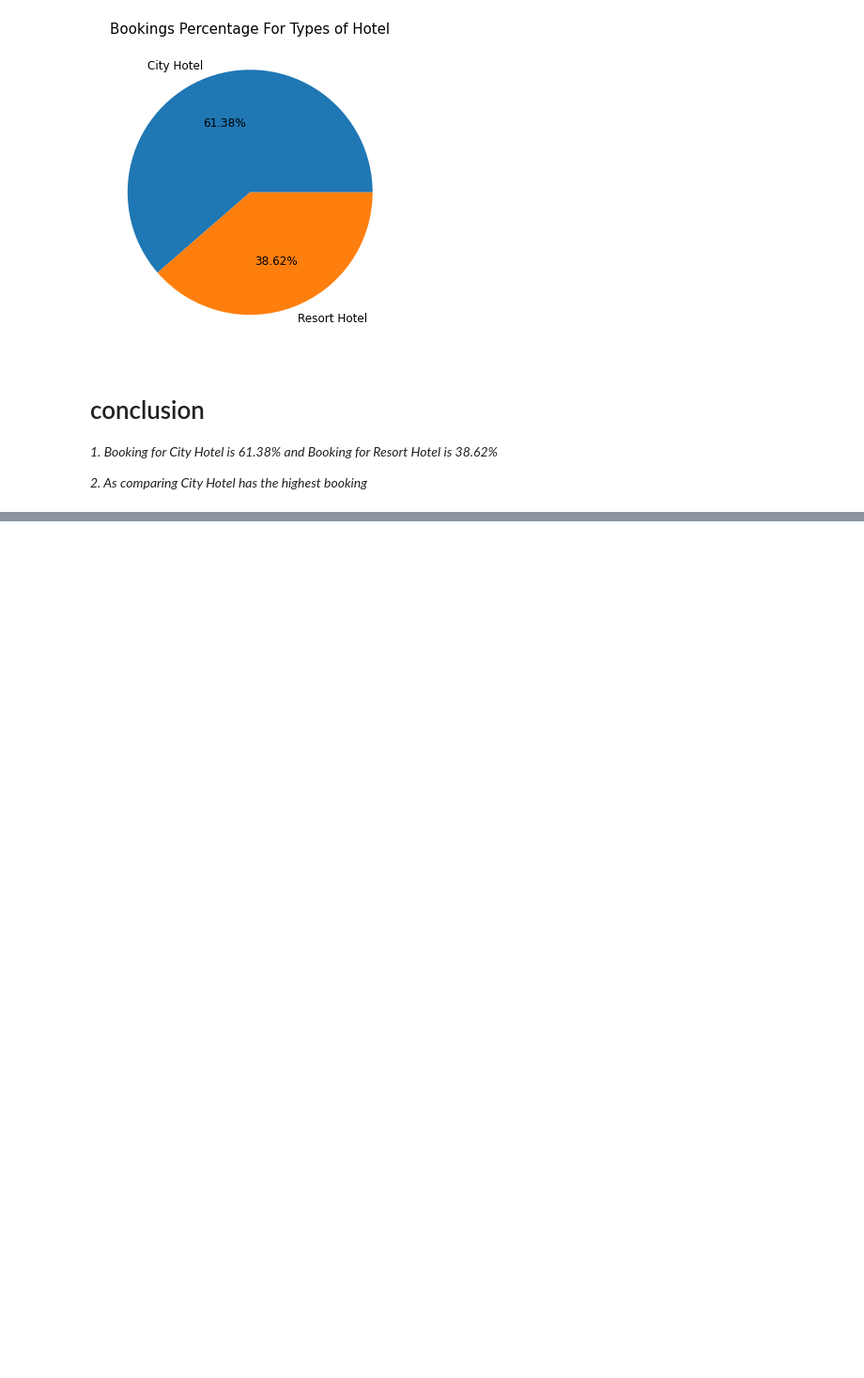
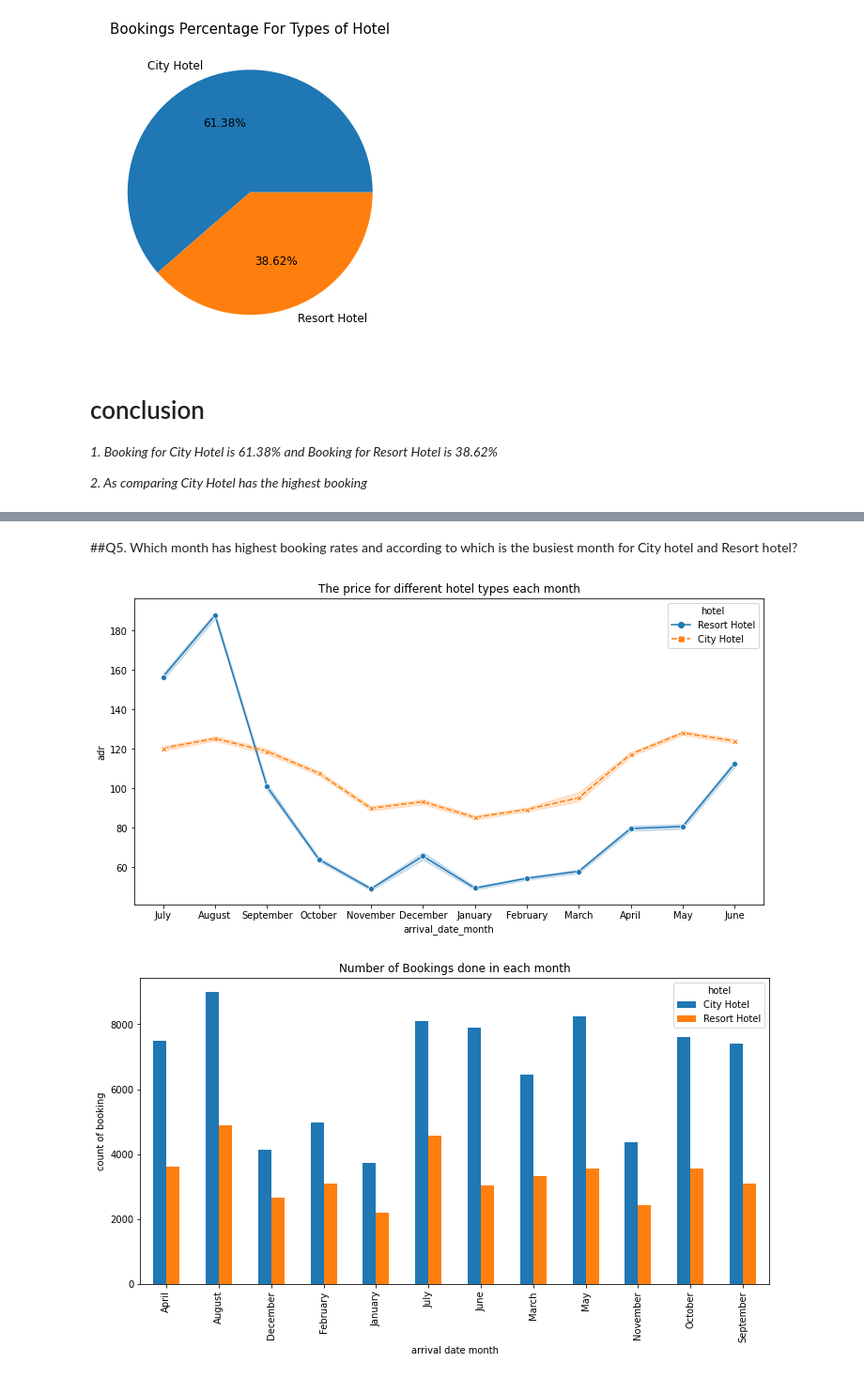
Before and after one commit to Malikarbaaz/Malik-Hotel-booking-EDA-, a Jupyter notebook: Malik_Arbaaz_Hotel_Booking_Analysis_Capstone_Project.ipynb, the cells around one changed output, grey strips where cells are left out. Shown: that part at 94% size. Saved outputs shown, nothing was run; the diff lists cells and outputs as text; code cells hidden in the pictures; blank space fills up the shorter version.

```diff
--- a/Malik_Arbaaz_Hotel_Booking_Analysis_Capstone_Project.ipynb
+++ b/Malik_Arbaaz_Hotel_Booking_Analysis_Capstone_Project.ipynb
@@ -375,0 +398,14 @@ Text(0.5, 1.0, 'Bookings Percentage For Types of Hotel')
+# %% [markdown]
+##Q5. Which month has highest booking rates and according to which is the busiest month for City hotel and Resort hotel?
+# %%
+# this is the lineplot of different hotel types
+plt.figure(figsize=(12,6))
+sns.lineplot(x='arrival_date_month', y='adr', hue='hotel', data= hotel_booking_df,style = 'hotel',markers = True).set(title = 'Price for different hotel types in each month')
+plt.show()
+
+# busy month for hotels and resort
+busy_month = df.groupby(['arrival_date_month', 'hotel']).size().unstack()
+busy_month.plot.bar(title = 'Number of Bookings done in each month' , xlabel = 'arrival date month' , ylabel = 'count of booking' , figsize = (12,6));
+# %% [output]
+[figure, added]
+[figure, added]
```
Also changed, not shown: parts of 13 cells of this notebook.
